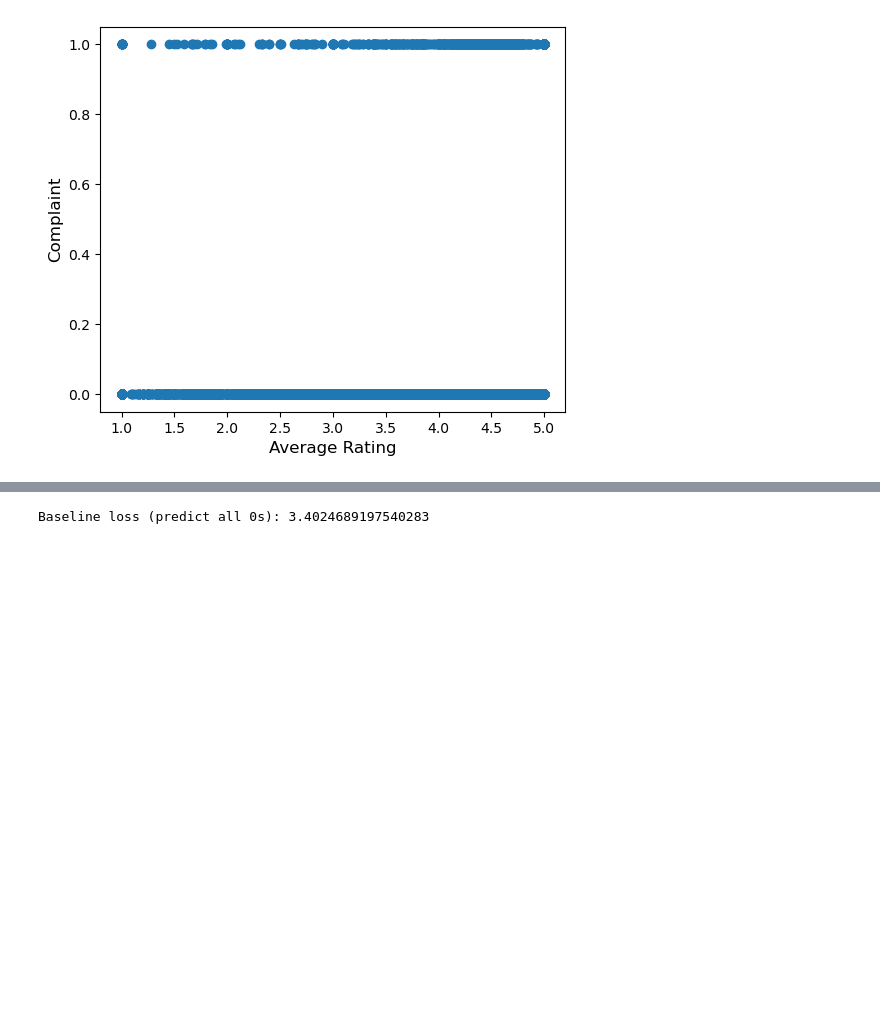
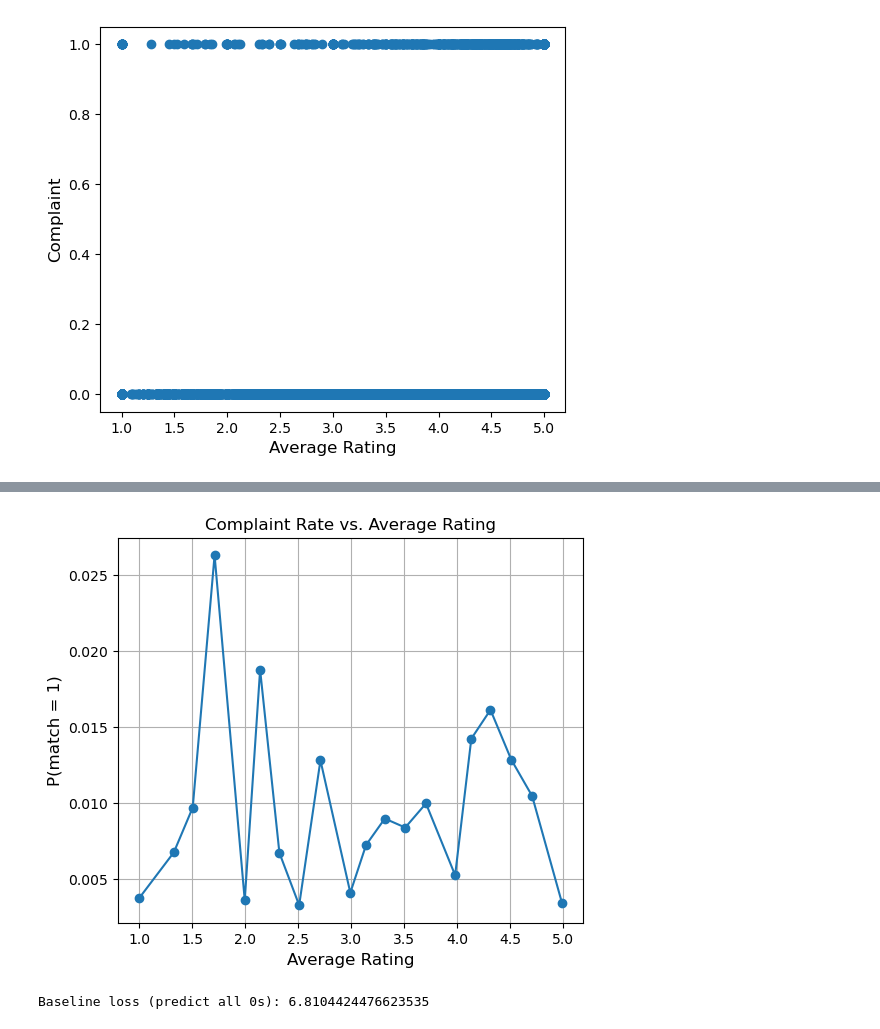
Before and after one commit to rebekah-eichberg/summer-2025-safeify, a Jupyter notebook: Emmi_fuzzy_ brand_tree/Silly_analysis_and_silly_baselines.ipynb, the cells around one changed output, grey strips where cells are left out. Drawn from its saved outputs; the diff is of its cells as text; code cells hidden in the pictures; blank space fills up the shorter version.

```diff
--- a/Emmi_fuzzy_ brand_tree/Silly_analysis_and_silly_baselines.ipynb
+++ b/Emmi_fuzzy_ brand_tree/Silly_analysis_and_silly_baselines.ipynb
@@ -20,0 +32,17 @@ plt.show()
+# %%
+# Bin average ratings
+df['rating_bin'] = pd.cut(df['avg_rating'], bins=20)
+
+# Compute complaint rate per bin
+bin_means = df.groupby('rating_bin')['avg_rating'].mean()
+bin_rates = df.groupby('rating_bin')['match'].mean()
+
+plt.figure(figsize=(6, 5))
+plt.plot(bin_means, bin_rates, marker='o')
+plt.xlabel("Average Rating", fontsize=12)
+plt.ylabel("P(match = 1)", fontsize=12)
+plt.title("Complaint Rate vs. Average Rating")
+plt.grid(True)
+plt.show()
+# %% [output]
+[figure, added]
@@ -50,6 +93,6 @@ def compute_baseline_loss_all_zeros(df, label_col="match", pos_weight=1.0, devic
     return loss.item()
 # %%
-baseline_loss = compute_baseline_loss_all_zeros(df, label_col="match", pos_weight=5.0)
+baseline_loss = compute_baseline_loss_all_zeros(df, label_col="match", pos_weight=10.0)
 print("Baseline loss (predict all 0s):", baseline_loss)
 # %% [output]
-Baseline loss (predict all 0s): 3.4024689197540283
+Baseline loss (predict all 0s): 6.8104424476623535
```
Also changed, not shown: parts of 22 cells of this notebook.
